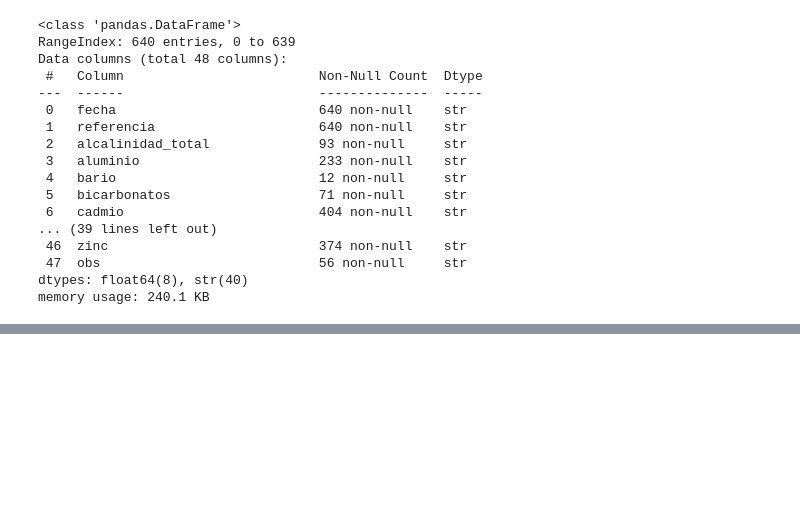
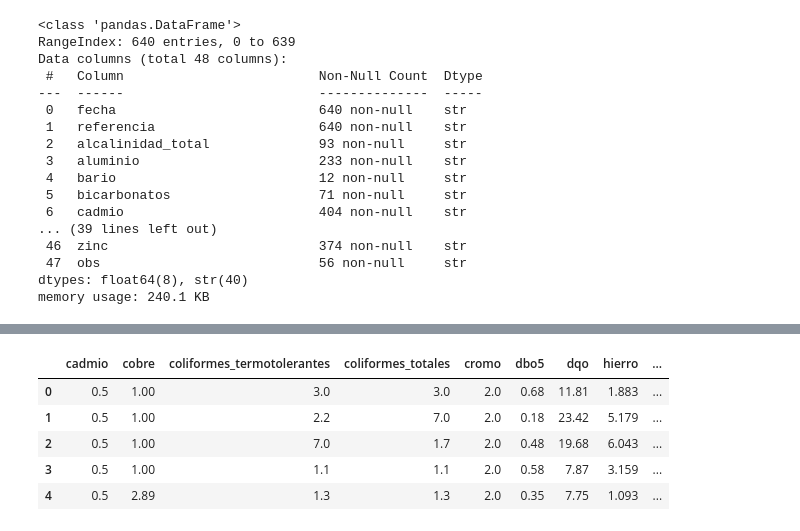
Before and after one commit to mikdevio/metane_production_model, a Jupyter notebook: notebooks/main.ipynb, the cells around one changed output, grey strips where cells are left out. Saved outputs shown, nothing was run; the diff lists cells and outputs as text; code cells hidden in the pictures; blank space fills up the shorter version.

```diff
--- a/notebooks/main.ipynb
+++ b/notebooks/main.ipynb
@@ -49,3 +60,29 @@ data_fixed.head()
+# %%
+# 3. Imputar nulos restantes con la mediana (simple y robusto)
+# data_fixed = data_fixed.fillna(data.median(numeric_only=True))
+
+# Definimos el imputador (n_neighbors=5 es un buen estándar)
+imputer = KNNImputer(n_neighbors=5)
+
+# Seleccionamos solo las columnas numéricas que sobrevivieron a la limpieza
+cols_numericas = data_fixed.select_dtypes(include=[np.number]).columns
+
+# Solo aplicamos a las columnas numéricas que decidiste conservar
+data_imputed = imputer.fit_transform(data_fixed[cols_numericas])
+
+# Convertimos de nuevo a DataFrame
+data_fixed = pd.DataFrame(data_imputed, columns=cols_numericas)
+data_fixed['fecha'] = data['fecha']
+data_fixed['referencia'] = data['referencia']
+
+data_fixed.head()
+# %% [output]
+|  | cadmio | cobre | coliformes_termotolerantes | coliformes_totales | cromo | dbo5 | dqo | hierro | ... |
+| 0 | 0.5 | 1.00 | 3.0 | 3.0 | 2.0 | 0.68 | 11.81 | 1.883 | ... |
+| 1 | 0.5 | 1.00 | 2.2 | 7.0 | 2.0 | 0.18 | 23.42 | 5.179 | ... |
+| 2 | 0.5 | 1.00 | 7.0 | 1.7 | 2.0 | 0.48 | 19.68 | 6.043 | ... |
+| 3 | 0.5 | 1.00 | 1.1 | 1.1 | 2.0 | 0.58 | 7.87 | 3.159 | ... |
+| 4 | 0.5 | 2.89 | 1.3 | 1.3 | 2.0 | 0.35 | 7.75 | 1.093 | ... |
 # %%
 data_fixed.info()
 # %% [output]
```
Also changed, not shown: parts of 5 cells of this notebook.
